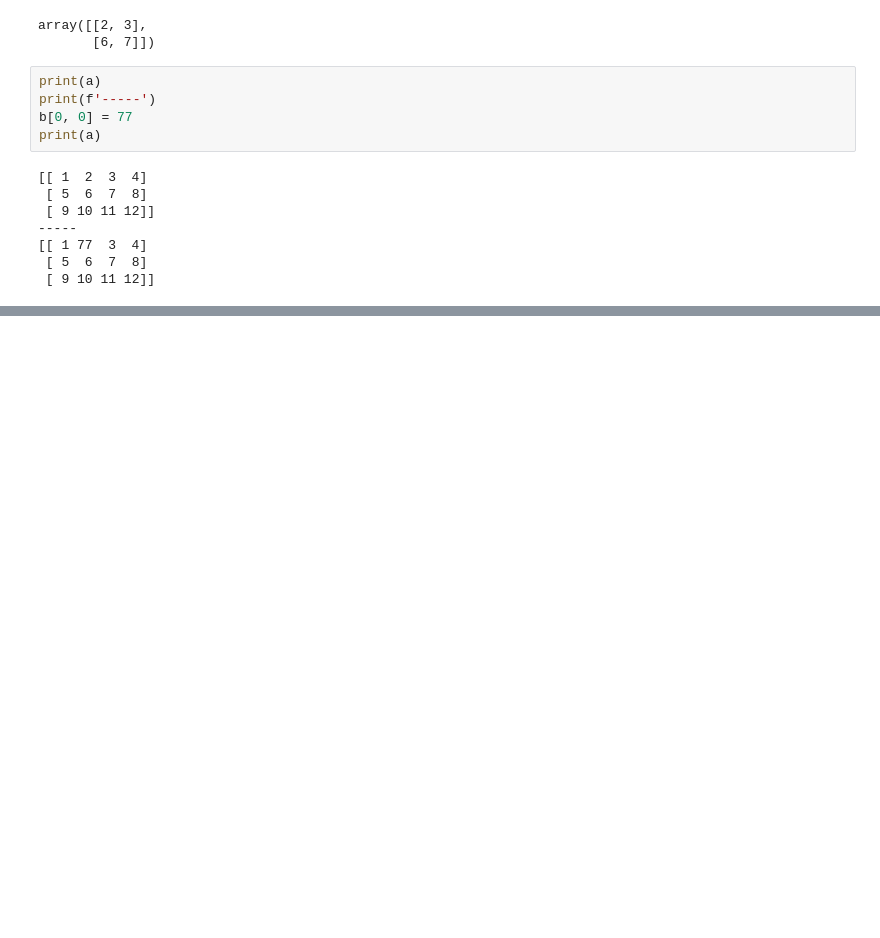
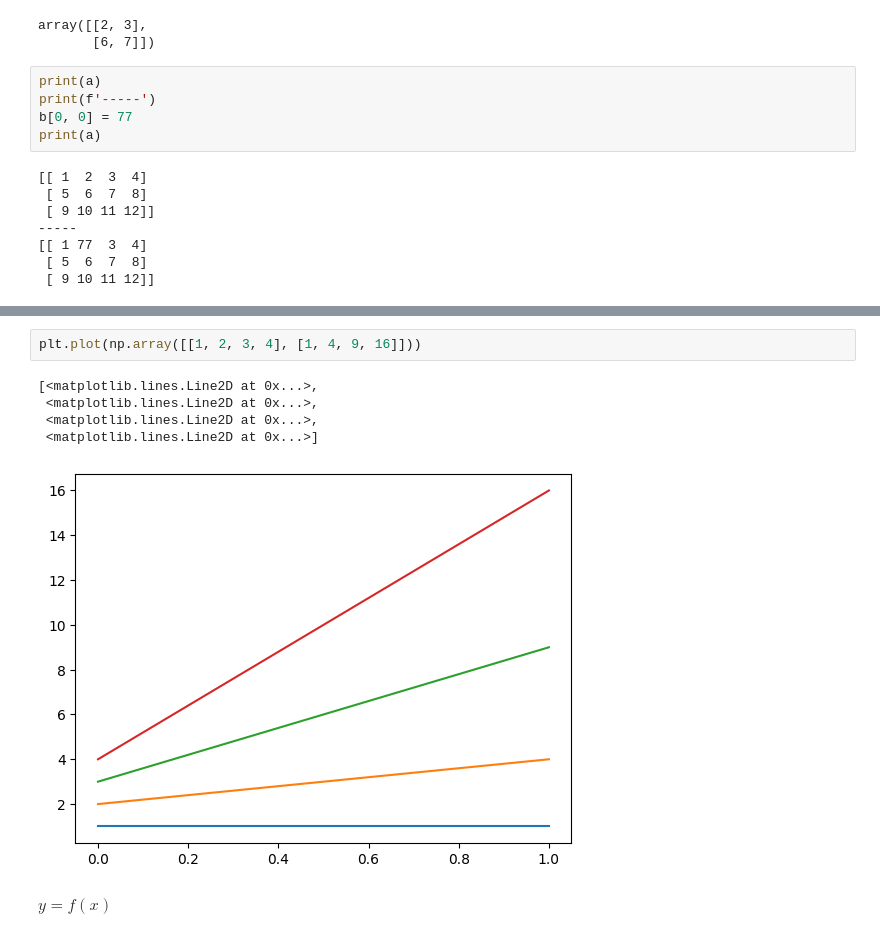
Before and after one commit to Cougar74/SGAU_operator_UAV, a Jupyter notebook: Практика/Практика - Основы Python/Practice_modules.ipynb, the cells around one changed output, grey strips where cells are left out. Saved outputs shown, nothing was run; the diff lists cells and outputs as text; blank space fills up the shorter version.

```diff
--- a/Практика/Практика - Основы Python/Practice_modules.ipynb
+++ b/Практика/Практика - Основы Python/Practice_modules.ipynb
@@ -410,0 +813,10 @@ print(a)
+# %%
+plt.plot(np.array([[1, 2, 3, 4], [1, 4, 9, 16]]))
+# %% [output]
+[<matplotlib.lines.Line2D at 0x...>,
+ <matplotlib.lines.Line2D at 0x...>,
+ <matplotlib.lines.Line2D at 0x...>,
+ <matplotlib.lines.Line2D at 0x...>]
+[figure, added]
+# %% [markdown]
+$y = f(x)$
```
Also changed, not shown: parts of 82 cells of this notebook.
